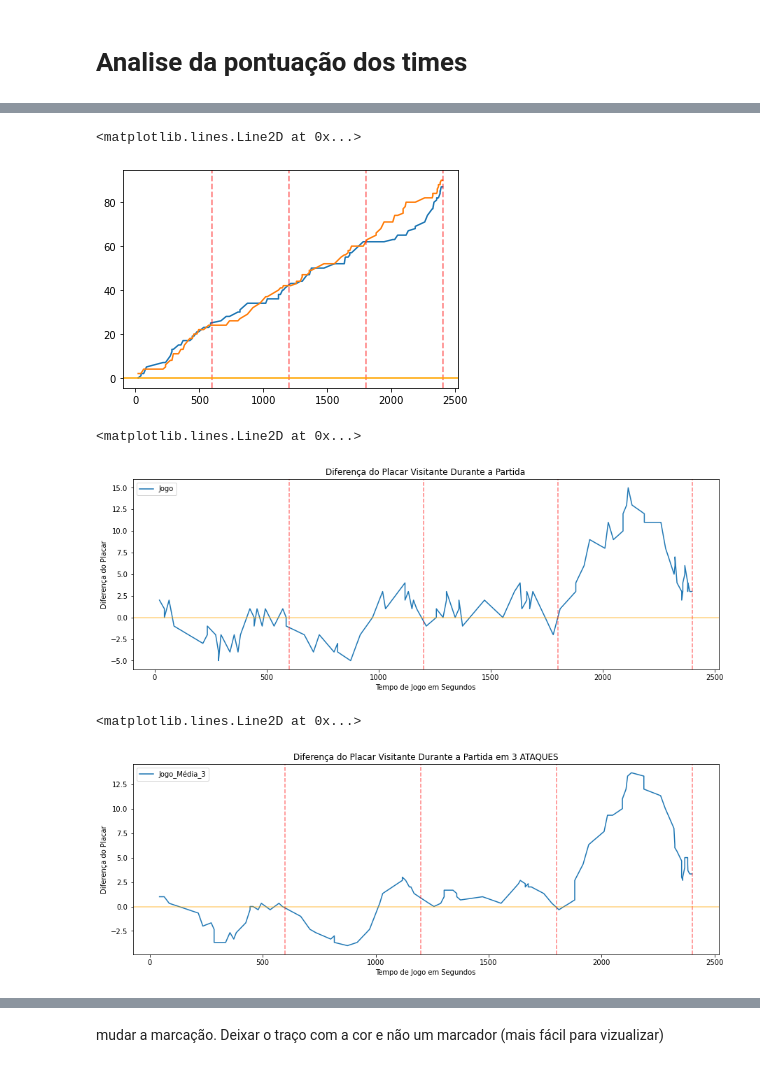
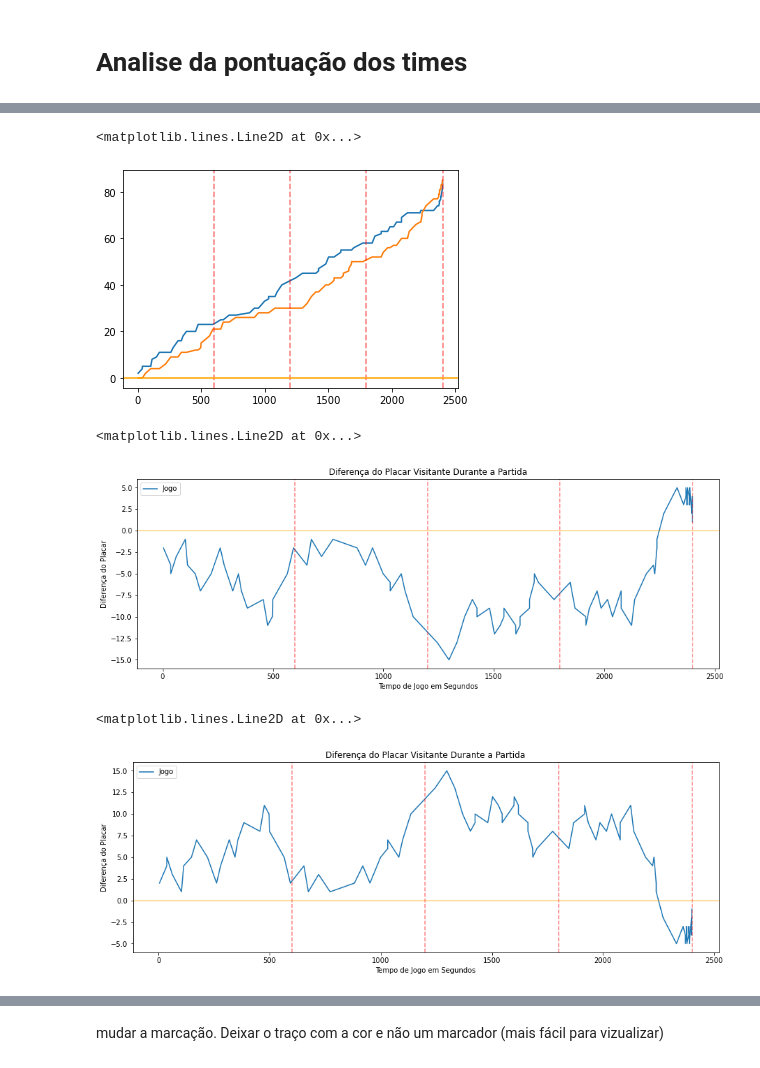
Before and after one commit to Rafael-Prochnow/Analise-descritiva-para-um-time, a Jupyter notebook: Jogada_Jogada.ipynb, the cells around one changed output, grey strips where cells are left out. Cells and saved outputs as stored; diff of their text form; code cells hidden in the pictures.

```diff
--- a/Jogada_Jogada.ipynb
+++ b/Jogada_Jogada.ipynb
@@ -68,5 +68,5 @@ df = pd.read_csv("tabela_3_Fortaleza B. C._x_Rio Claro.csv")
 # %%
-# df = pd.read_csv("tabela_4_Minas_x_Botafogo.csv")
+df = pd.read_csv("tabela_4_Minas_x_Botafogo.csv")
 # %%
 # df = pd.read_csv("tabela_5_Paulistano_x_São José.csv")
 # %%
@@ -163,8 +163,8 @@ df = df[['Quarto', 'Tempo', 'placar_casa', 'placar_visitante', 'Time', 'Indicado
 # %% [markdown]
 #  Acrescentamos mais colunas
 # %%
-df['dif_casa'] = df['placar_casa'] - df['placar_visitante']
-df['dif_visitante'] = df['placar_visitante'] - df['placar_casa']
+df['diferenca_placar_casa'] = df['placar_casa'] - df['placar_visitante']
+df['diferenca_placar_visitante'] = df['placar_visitante'] - df['placar_casa']
 # %%
 df
 # %% [output]
@@ -241,17 +238,17 @@ for x in quartos:
 plt.axhline(0, color='orange', label=pontuacao.index)
 # %% [output]
 <matplotlib.lines.Line2D at 0x...>
-[figure, old version]
+[figure, new version]
 # %%
 plt.figure(figsize=(15,5))
-plt.plot(pontuacao['Tempo'], pontuacao['dif_visitante'], label = 'Jogo')
+plt.plot(pontuacao['Tempo'], pontuacao['diferenca_placar_visitante'], label = 'Jogo')
 plt.title('Diferença do Placar Visitante Durante a Partida')
 plt.xlabel('Tempo de Jogo em Segundos')
 plt.ylabel('Diferença do Placar')
 plt.legend(loc='upper left')
 for x in quartos:
     plt.axvline(x, color='red', label=pontuacao.index, linestyle='--', alpha=0.5)
 plt.axhline(0, color='orange', label=pontuacao.index, alpha=0.5)
 # %% [output]
 <matplotlib.lines.Line2D at 0x...>
-[figure, old version]
+[figure, new version]
@@ -261,7 +255,7 @@ media_movel_3['dif_visitante'] = round(pontuacao['dif_visitante'].rolling(window
 # %%
 plt.figure(figsize=(15,5))
-plt.plot(pontuacao['Tempo'], media_movel_3['dif_visitante'], label = 'Jogo_Média_3')
-plt.title('Diferença do Placar Visitante Durante a Partida em 3 ATAQUES')
+plt.plot(pontuacao['Tempo'], pontuacao['diferenca_placar_casa'], label = 'Jogo')
+plt.title('Diferença do Placar Visitante Durante a Partida')
 plt.xlabel('Tempo de Jogo em Segundos')
 plt.ylabel('Diferença do Placar')
 plt.legend(loc='upper left')
@@ -270,4 +264,4 @@ for x in quartos:
 plt.axhline(0, color='orange', label=pontuacao.index, alpha=0.5)
 # %% [output]
 <matplotlib.lines.Line2D at 0x...>
-[figure, old version]
+[figure, new version]
```
Also changed, not shown: parts of 37 cells of this notebook.
